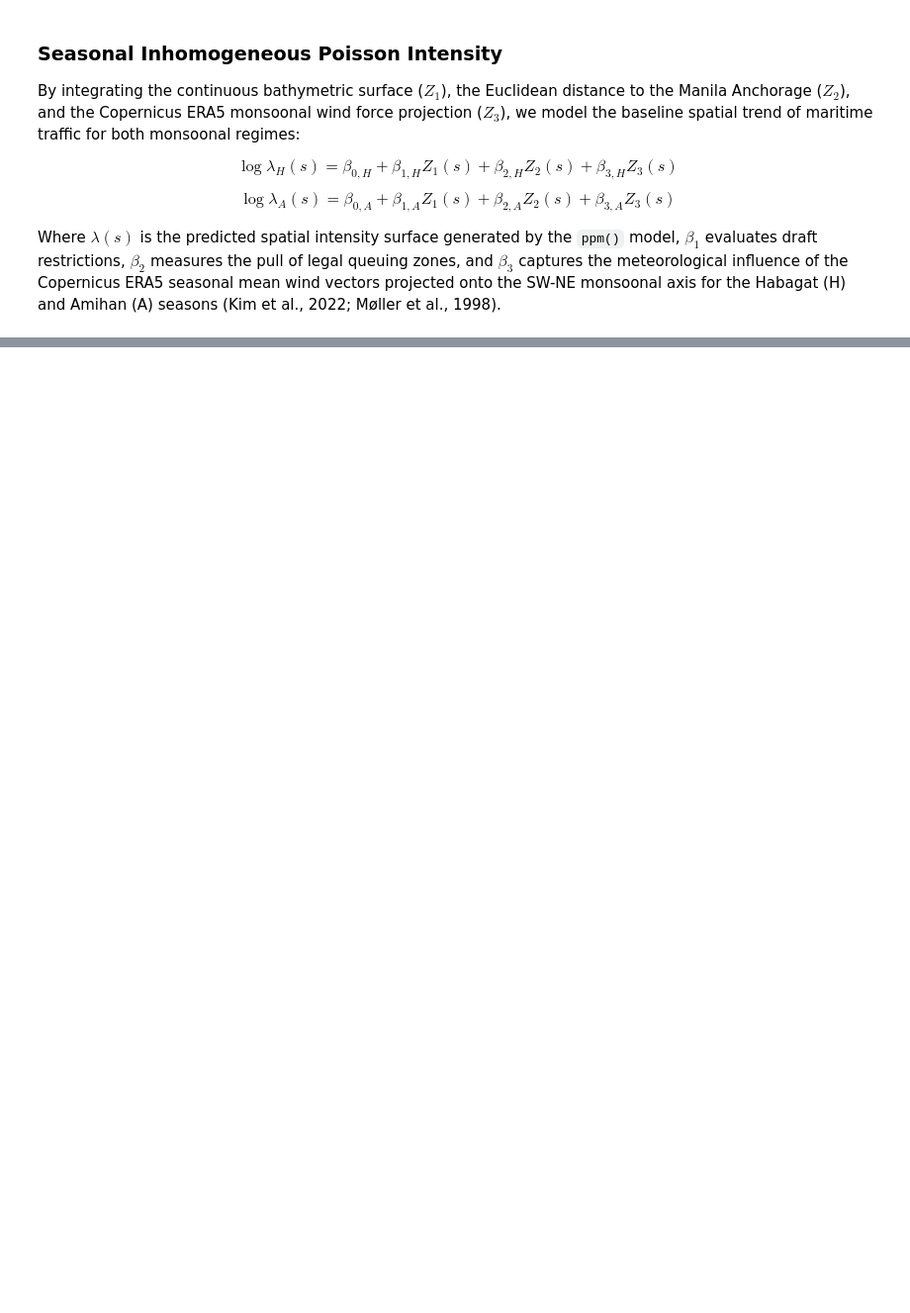
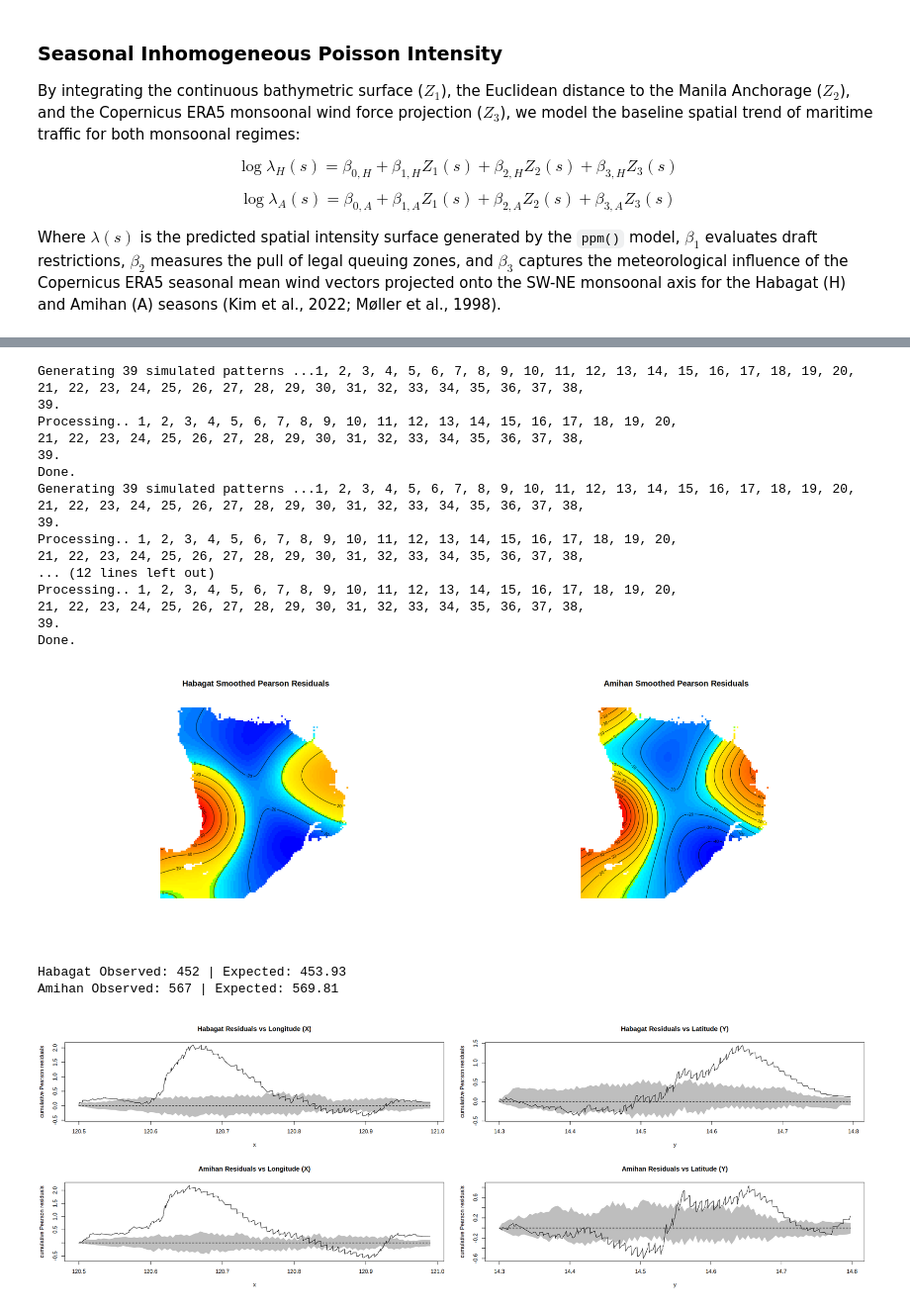
Before and after one commit to rm-cg/maritime-anisotropy-lgcp-R, a Jupyter notebook: 01_maritime_anisotropy_LGCP.ipynb, the cells around one changed output, grey strips where cells are left out. Shown at 99% size. Cells and saved outputs as stored; diff of their text form; code cells hidden in the pictures; blank space fills up the shorter version.

Commit message:
feat: seasonal-spatial-residual-diagnostics

```diff
--- a/01_maritime_anisotropy_LGCP.ipynb
+++ b/01_maritime_anisotropy_LGCP.ipynb
@@ -507,0 +514,58 @@ Where $\lambda(s)$ is the predicted spatial intensity surface generated by the `
+# %%
+
+# DAY 11: SEASONAL MODEL DIAGNOSTICS & RESIDUALS
+
+# 1. Smoothed Pearson Residual Heatmaps
+par(mfrow = c(1, 2))
+
+diagnose.ppm(poisson_model_habagat,
+             which = "smooth",
+             type = "pearson",
+             plot.it = TRUE,
+             main = "Habagat Smoothed Pearson Residuals")
+
+diagnose.ppm(poisson_model_amihan,
+             which = "smooth",
+             type = "pearson",
+             plot.it = TRUE,
+             main = "Amihan Smoothed Pearson Residuals")
+
+# 2. Lurking Variable Plots (X = Longitude, Y = Latitude)
+par(mfrow = c(2, 2))
+
+lurking(poisson_model_habagat,
+        expression(x),
+        type = "pearson",
+        envelope = TRUE,
+        main = "Habagat Residuals vs Longitude (X)")
+
+lurking(poisson_model_habagat,
+        expression(y),
+        type = "pearson",
+        envelope = TRUE,
+        main = "Habagat Residuals vs Latitude (Y)")
+
+lurking(poisson_model_amihan,
+        expression(x),
+        type = "pearson",
+        envelope = TRUE,
+        main = "Amihan Residuals vs Longitude (X)")
+
+lurking(poisson_model_amihan,
+        expression(y),
+        type = "pearson",
+        envelope = TRUE,
+        main = "Amihan Residuals vs Latitude (Y)")
+
+par(mfrow = c(1, 1))
+
+# 3. Intensity Integration Audit E[N(B)]
+exp_habagat <- predict(poisson_model_habagat, type = "count")
+obs_habagat <- ppp_habagat$n
+
+exp_amihan  <- predict(poisson_model_amihan, type = "count")
+obs_amihan  <- ppp_amihan$n
+
+cat("Habagat Observed:", obs_habagat, "| Expected:", round(exp_habagat, 2), "\n")
+cat("Amihan Observed:", obs_amihan, "| Expected:", round(exp_amihan, 2), "\n")
+# %% [output]
@@ -507,0 +582,21 @@ Where $\lambda(s)$ is the predicted spatial intensity surface generated by the `
+Generating 39 simulated patterns ...1, 2, 3, 4, 5, 6, 7, 8, 9, 10, 11, 12, 13, 14, 15, 16, 17, 18, 19, 20,
+21, 22, 23, 24, 25, 26, 27, 28, 29, 30, 31, 32, 33, 34, 35, 36, 37, 38,
+39.
+Processing.. 1, 2, 3, 4, 5, 6, 7, 8, 9, 10, 11, 12, 13, 14, 15, 16, 17, 18, 19, 20,
+21, 22, 23, 24, 25, 26, 27, 28, 29, 30, 31, 32, 33, 34, 35, 36, 37, 38,
+39.
+Done.
+Generating 39 simulated patterns ...1, 2, 3, 4, 5, 6, 7, 8, 9, 10, 11, 12, 13, 14, 15, 16, 17, 18, 19, 20,
+21, 22, 23, 24, 25, 26, 27, 28, 29, 30, 31, 32, 33, 34, 35, 36, 37, 38,
+39.
+Processing.. 1, 2, 3, 4, 5, 6, 7, 8, 9, 10, 11, 12, 13, 14, 15, 16, 17, 18, 19, 20,
+21, 22, 23, 24, 25, 26, 27, 28, 29, 30, 31, 32, 33, 34, 35, 36, 37, 38,
+... (12 lines left out)
+Processing.. 1, 2, 3, 4, 5, 6, 7, 8, 9, 10, 11, 12, 13, 14, 15, 16, 17, 18, 19, 20,
+21, 22, 23, 24, 25, 26, 27, 28, 29, 30, 31, 32, 33, 34, 35, 36, 37, 38,
+39.
+Done.
+[figure, added]
+Habagat Observed: 452 | Expected: 453.93
+Amihan Observed: 567 | Expected: 569.81
+[figure, added]
```
Also changed, not shown: parts of 10 cells of this notebook.
